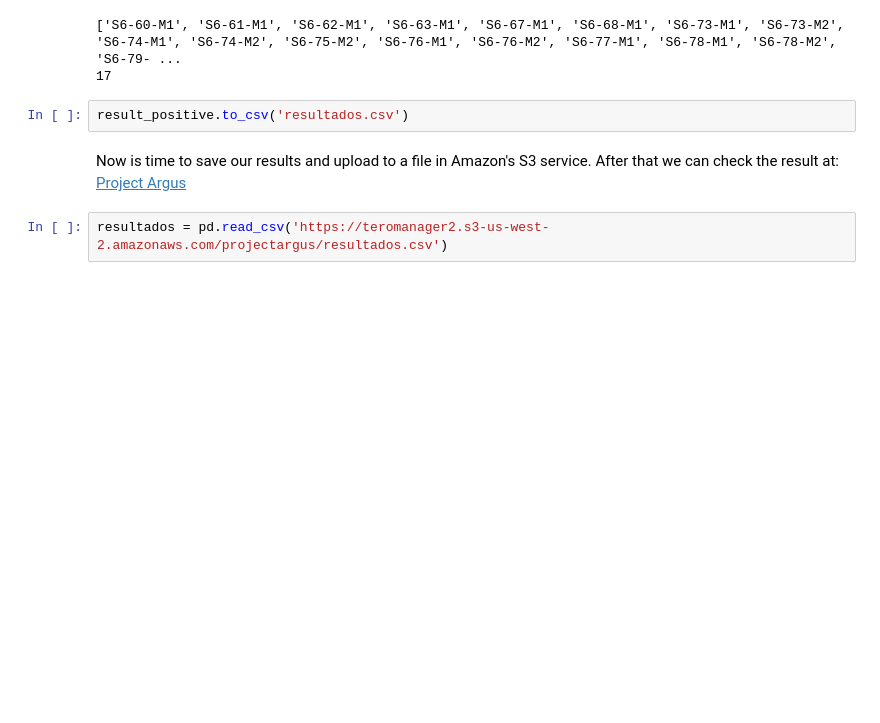
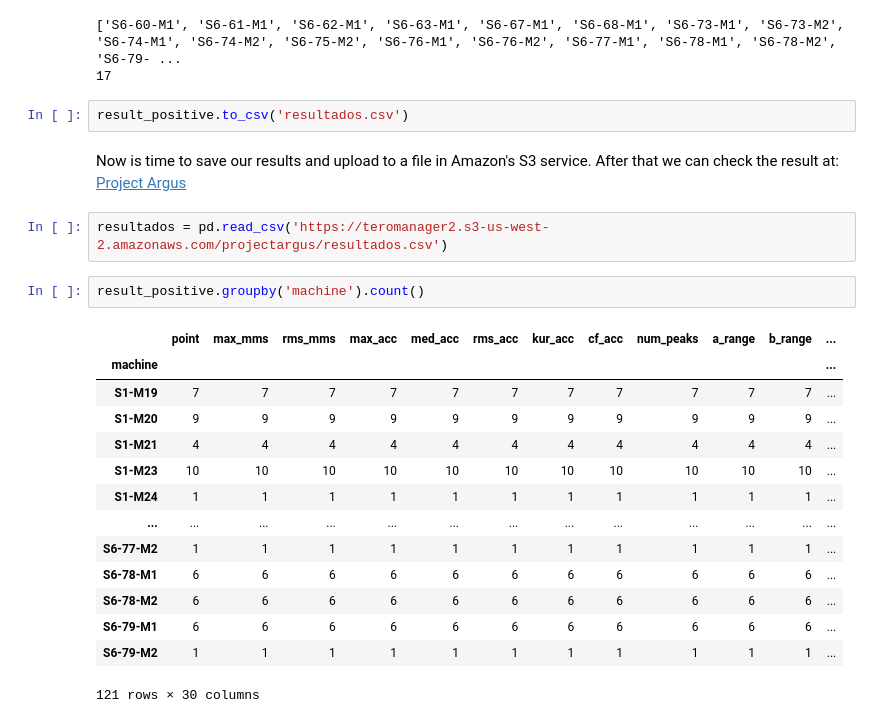
Before and after one commit to esteban-riv/projectargus, a Jupyter notebook: Project Argus.ipynb, the cells around one changed output. Saved outputs shown, nothing was run; the diff lists cells and outputs as text; blank space fills up the shorter version.

```diff
--- a/Project Argus.ipynb
+++ b/Project Argus.ipynb
@@ -1267,3 +1287,20 @@ Now is time to save our results and upload to a file in Amazon's S3 service. Aft
 <a href="https://projectargus.herokuapp.com/ma_results">Project Argus</a>
 # %%
 resultados = pd.read_csv('https://teromanager2.s3-us-west-2.amazonaws.com/projectargus/resultados.csv')
+# %%
+result_positive.groupby('machine').count()
+# %% [output]
+|  | point | max_mms | rms_mms | max_acc | med_acc | rms_acc | kur_acc | cf_acc | num_peaks | a_range | b_range | ... |
+| machine |  |  |  |  |  |  |  |  |  |  |  | ... |
+| S1-M19 | 7 | 7 | 7 | 7 | 7 | 7 | 7 | 7 | 7 | 7 | 7 | ... |
+| S1-M20 | 9 | 9 | 9 | 9 | 9 | 9 | 9 | 9 | 9 | 9 | 9 | ... |
+| S1-M21 | 4 | 4 | 4 | 4 | 4 | 4 | 4 | 4 | 4 | 4 | 4 | ... |
+| S1-M23 | 10 | 10 | 10 | 10 | 10 | 10 | 10 | 10 | 10 | 10 | 10 | ... |
+| S1-M24 | 1 | 1 | 1 | 1 | 1 | 1 | 1 | 1 | 1 | 1 | 1 | ... |
+| ... | ... | ... | ... | ... | ... | ... | ... | ... | ... | ... | ... | ... |
+| S6-77-M2 | 1 | 1 | 1 | 1 | 1 | 1 | 1 | 1 | 1 | 1 | 1 | ... |
+| S6-78-M1 | 6 | 6 | 6 | 6 | 6 | 6 | 6 | 6 | 6 | 6 | 6 | ... |
+| S6-78-M2 | 6 | 6 | 6 | 6 | 6 | 6 | 6 | 6 | 6 | 6 | 6 | ... |
+| S6-79-M1 | 6 | 6 | 6 | 6 | 6 | 6 | 6 | 6 | 6 | 6 | 6 | ... |
+| S6-79-M2 | 1 | 1 | 1 | 1 | 1 | 1 | 1 | 1 | 1 | 1 | 1 | ... |
+121 rows × 30 columns
```
Also changed, not shown: parts of 8 cells of this notebook, 9 other files.
